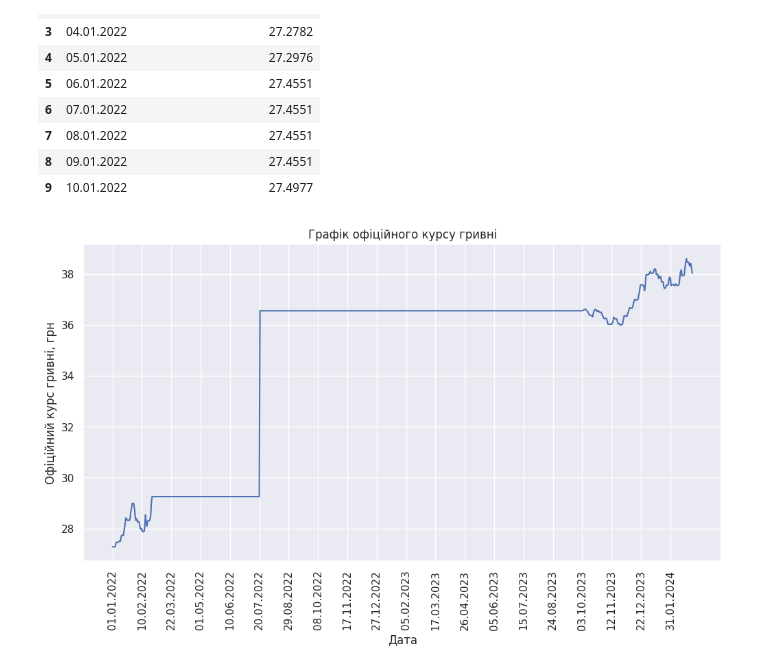
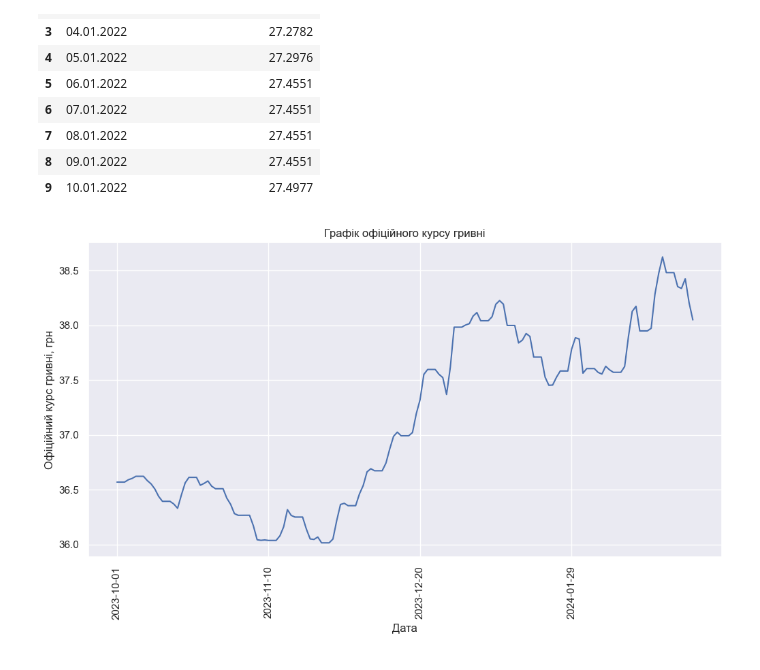
Before and after one commit to 4gn5t/DataAnalysis, a Jupyter notebook: lab8/main.ipynb, the cells around one changed output. Cells and saved outputs as stored; diff of their text form; code cells hidden in the pictures.

```diff
--- a/lab8/main.ipynb
+++ b/lab8/main.ipynb
@@ -4,8 +4,8 @@ import matplotlib.pyplot as plt
 import pandas as pd
 import seaborn as sns
 # %%
-_data = pd.read_csv('Офіційний курс гривні щодо іноземних валют.csv')
-_data.head(10)
+df = pd.read_csv('Офіційний курс гривні щодо іноземних валют.csv')
+df.head(10)
 # %% [output]
 |  | Дата | Час | Код цифровий | Код літерний | Кількість одиниць | Назва валюти | Офіційний курс гривні, грн |
 | 0 | 01.01.2022 | 0.0 | 840 | USD | 1 | Долар США | 27.2782 |
@@ -33,19 +33,24 @@ _data[['Дата', 'Офіційний курс гривні, грн']].head(10)
 | 8 | 09.01.2022 | 27.4551 |
 | 9 | 10.01.2022 | 27.4977 |
 # %%
-date = _data['Дата'].to_numpy()
-value = _data['Офіційний курс гривні, грн'].to_numpy()
+mask = pd.to_datetime(df['Дата'], format='%d.%m.%Y') >= pd.to_datetime('01.10.2023', format='%d.%m.%Y')
+_data_filtered = df[mask]
+
+date = _data_filtered['Дата'].to_numpy()
+value = _data_filtered['Офіційний курс гривні, грн'].to_numpy()
+date = pd.to_datetime(date, format='%d.%m.%Y')
+
 sns.set_theme(style="darkgrid")
 
 plt.figure(figsize=(12, 6))
 plt.plot(date, value)
 plt.xlabel('Дата')
 plt.ylabel('Офіційний курс гривні, грн')
 plt.title('Графік офіційного курсу гривні')
 plt.xticks(date[::40], rotation=90)
 plt.show()
 # %% [output]
-[figure, old version]
+[figure, new version]
 # %%
 def holt_winters_forecast(data, alpha, beta, gamma, seasonal_periods, forecast_periods):
     n = len(data)
```
Also changed, not shown: parts of 3 cells of this notebook, 2 other files.
